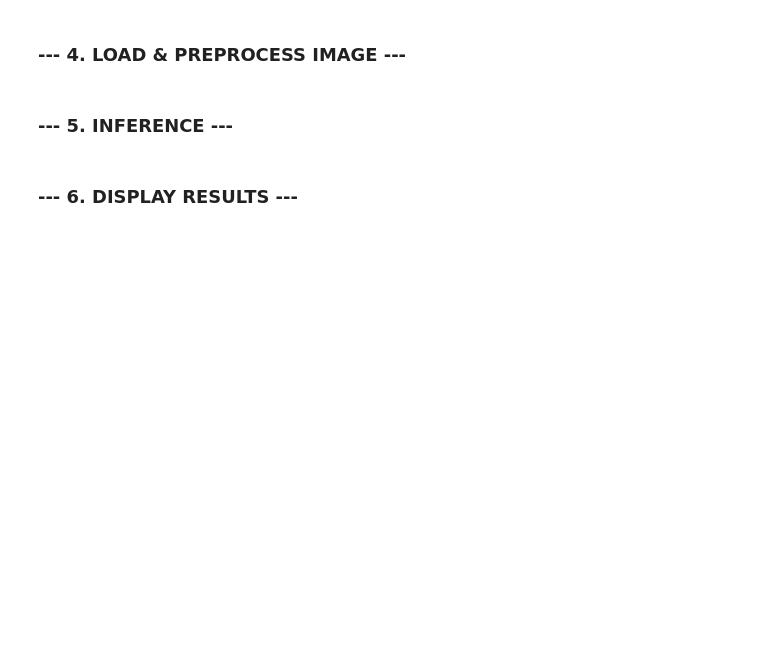
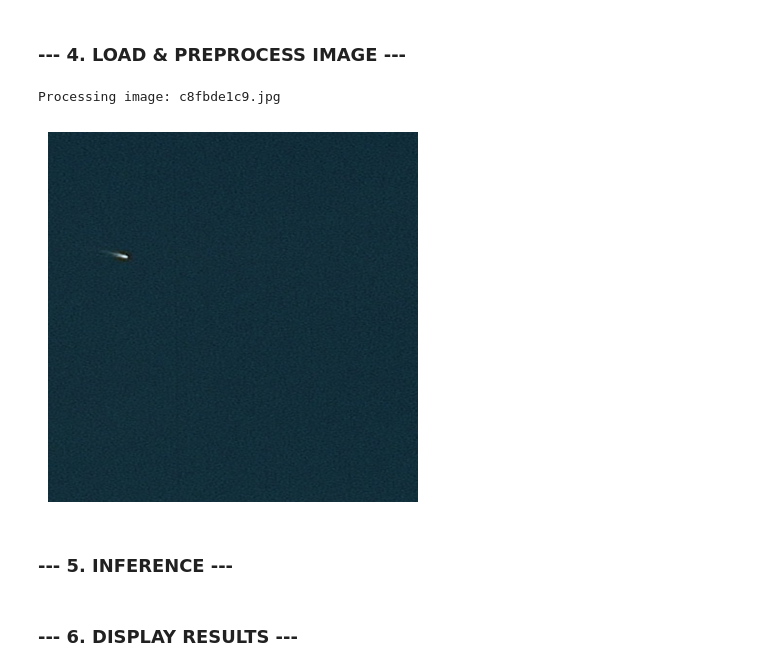
Before and after one commit to Mehdi1704/airbus-ship-detection, a Jupyter notebook: inference.ipynb, the cells around one changed output. Cells and saved outputs as stored; diff of their text form; code cells hidden in the pictures; blank space fills up the shorter version.

```diff
--- a/inference.ipynb
+++ b/inference.ipynb
@@ -8,7 +8,7 @@ import random
 # %% [markdown]
 ### --- 1. CONFIGURATION ---
 # %%
-TEST_DIR = '/home/mbouchou/test_v2/'
+TEST_DIR = '/Users/mbouchou/Downloads/airbus-ship-detection/test_v2/'
 MODEL_PATH = 'finetuned_model_512.tflite'
 THRESHOLD = 0.90  # Adjust visualization threshold if needed
 # %% [markdown]
@@ -39,10 +42,19 @@ preprocess_input = get_preprocessing('resnet34')
 # %%
 # Pick a random image from the directory
 all_files = os.listdir(TEST_DIR)
 img_name = random.choice(all_files)
 img_path = os.path.join(TEST_DIR, img_name)
 
 print(f"Processing image: {img_name}")
+from PIL import Image
+# Load and show image
+img = Image.open(img_path)
+plt.imshow(img)
+plt.axis("off")
+plt.show()
+# %% [output]
+Processing image: c8fbde1c9.jpg
+[figure, added]
 # %%
 # Load Image (OpenCV loads as BGR)
 img = cv2.imread(img_path)
```
Also changed, not shown: parts of 5 cells of this notebook, 1 other file.
